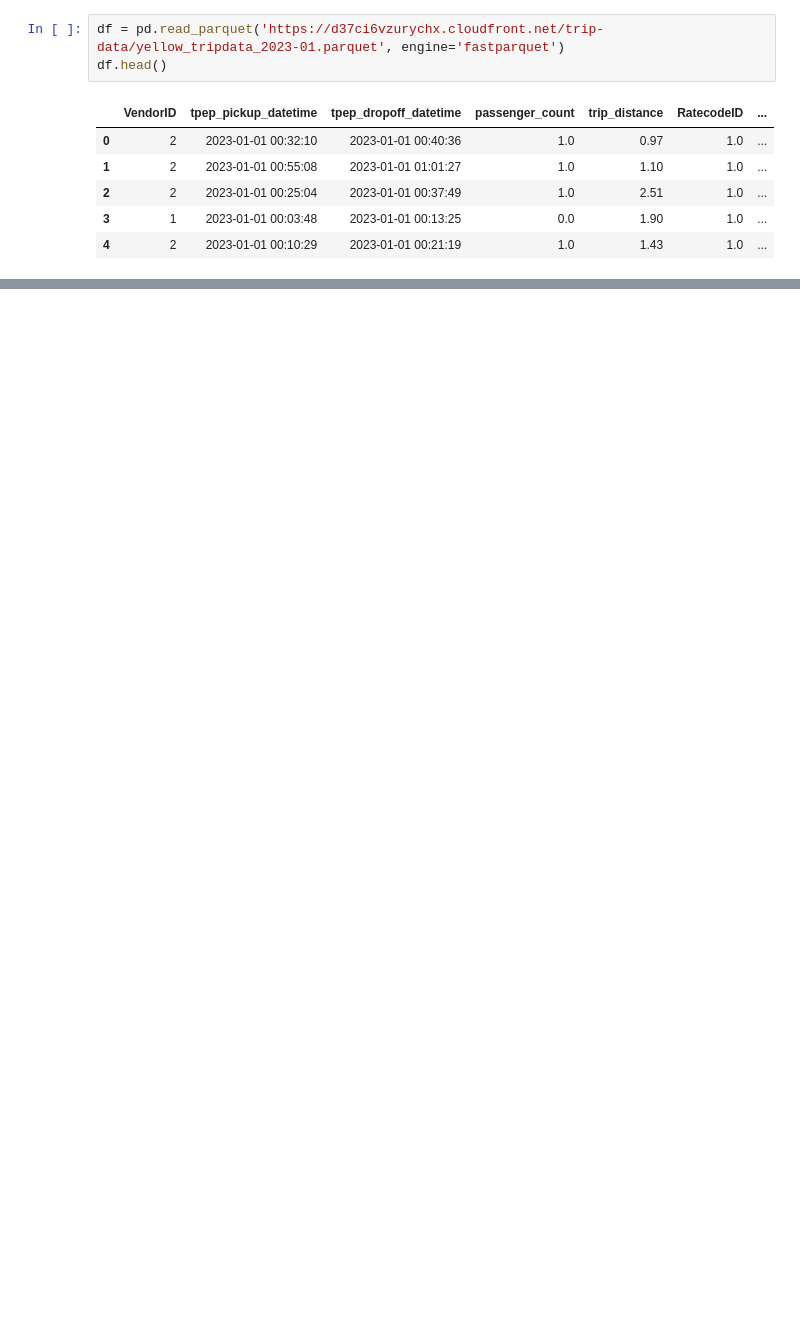
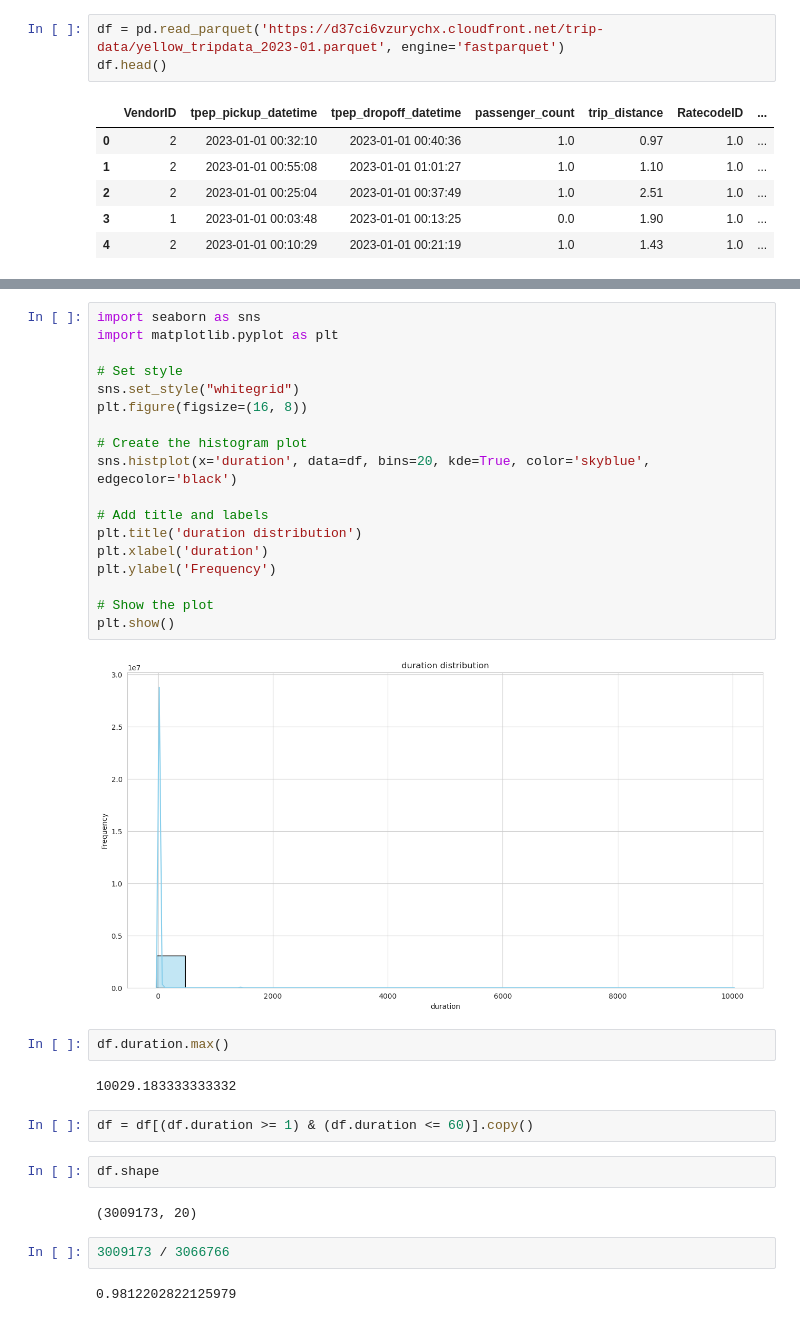
Before and after one commit to rizatemizel/mlops, a Jupyter notebook: 1-intro/Untitled.ipynb, the cells around one changed output, grey strips where cells are left out. Saved outputs shown, nothing was run; the diff lists cells and outputs as text; blank space fills up the shorter version.

```diff
--- a/1-intro/Untitled.ipynb
+++ b/1-intro/Untitled.ipynb
@@ -82,0 +70,34 @@ df.describe().T
+# %%
+import seaborn as sns
+import matplotlib.pyplot as plt
+
+# Set style
+sns.set_style("whitegrid")
+plt.figure(figsize=(16, 8))
+
+# Create the histogram plot
+sns.histplot(x='duration', data=df, bins=20, kde=True, color='skyblue', edgecolor='black')
+
+# Add title and labels
+plt.title('duration distribution')
+plt.xlabel('duration')
+plt.ylabel('Frequency')
+
+# Show the plot
+plt.show()
+# %% [output]
+[figure, added]
+# %%
+df.duration.max()
+# %% [output]
+10029.183333333332
+# %%
+df = df[(df.duration >= 1) & (df.duration <= 60)].copy()
+# %%
+df.shape
+# %% [output]
+(3009173, 20)
+# %%
+3009173 / 3066766
+# %% [output]
+0.9812202822125979
```
Also changed, not shown: parts of 24 cells of this notebook.
